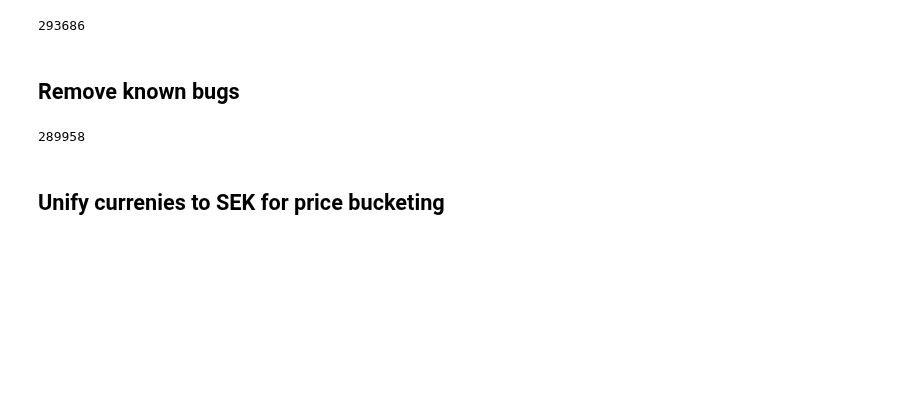
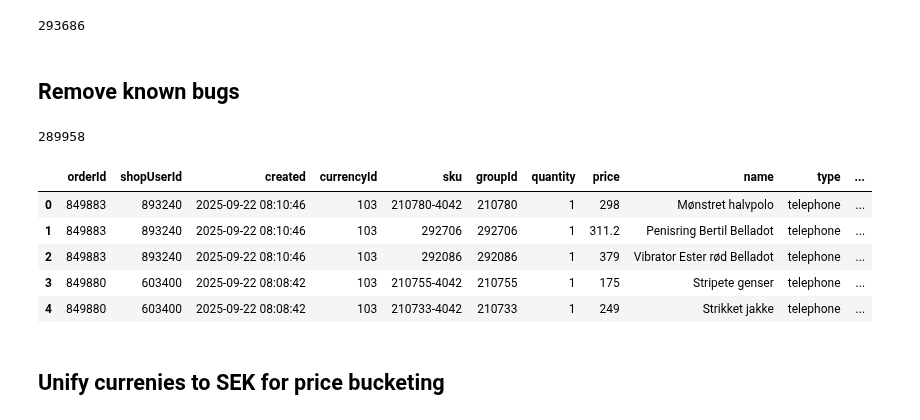
Before and after one commit to maria-lagerholm/itcm_recommendation_engine, a Jupyter notebook: notebooks/eda_transactions.ipynb, the cells around one changed output. Saved outputs shown, nothing was run; the diff lists cells and outputs as text; code cells hidden in the pictures; blank space fills up the shorter version.

```diff
--- a/notebooks/eda_transactions.ipynb
+++ b/notebooks/eda_transactions.ipynb
@@ -81,6 +96,15 @@ tx = tx[tx['created'] >= pd.to_datetime('2024-06-01')]
 print(len(tx))
 # %% [output]
 289958
+# %%
+tx.head()
+# %% [output]
+|  | orderId | shopUserId | created | currencyId | sku | groupId | quantity | price | name | type | ... |
+| 0 | 849883 | 893240 | 2025-09-22 08:10:46 | 103 | 210780-4042 | 210780 | 1 | 298 | Mønstret halvpolo | telephone | ... |
+| 1 | 849883 | 893240 | 2025-09-22 08:10:46 | 103 | 292706 | 292706 | 1 | 311.2 | Penisring Bertil Belladot | telephone | ... |
+| 2 | 849883 | 893240 | 2025-09-22 08:10:46 | 103 | 292086 | 292086 | 1 | 379 | Vibrator Ester rød Belladot | telephone | ... |
+| 3 | 849880 | 603400 | 2025-09-22 08:08:42 | 103 | 210755-4042 | 210755 | 1 | 175 | Stripete genser | telephone | ... |
+| 4 | 849880 | 603400 | 2025-09-22 08:08:42 | 103 | 210733-4042 | 210733 | 1 | 249 | Strikket jakke | telephone | ... |
 # %% [markdown]
 ## Unify currenies to SEK for price bucketing
 # %%
```
Also changed, not shown: parts of 6 cells of this notebook, 11 other files.
